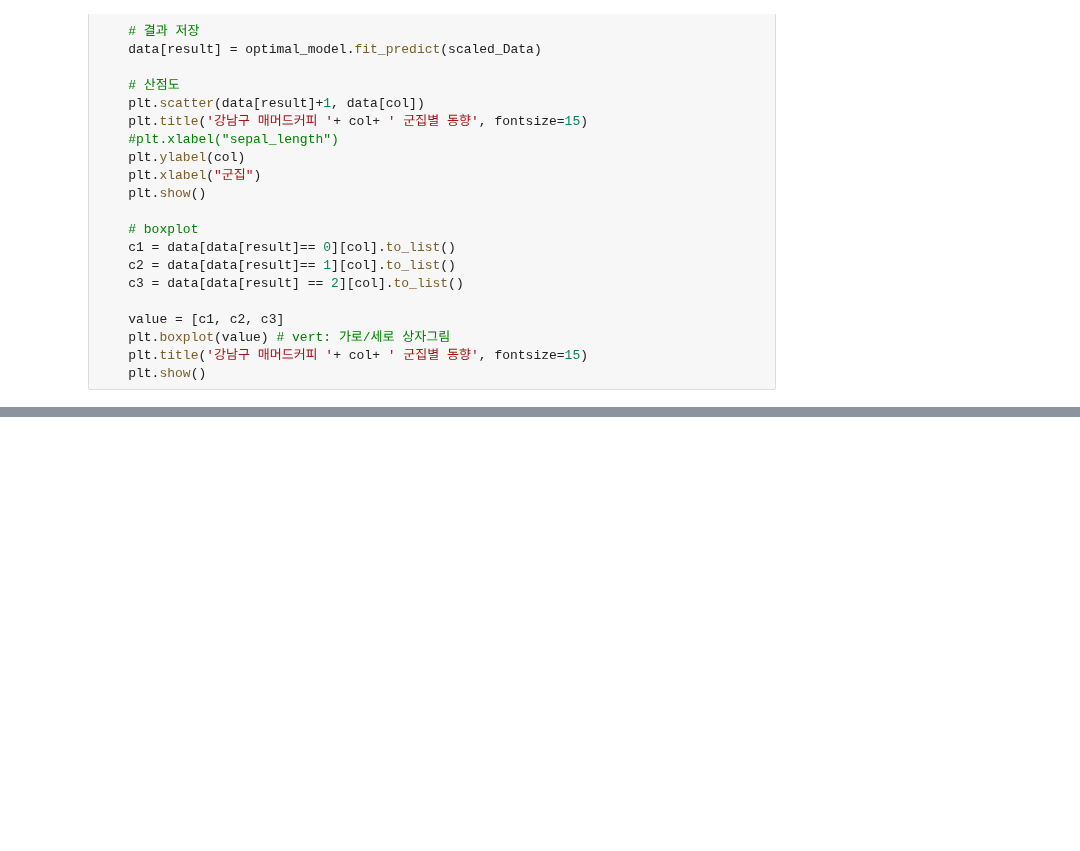
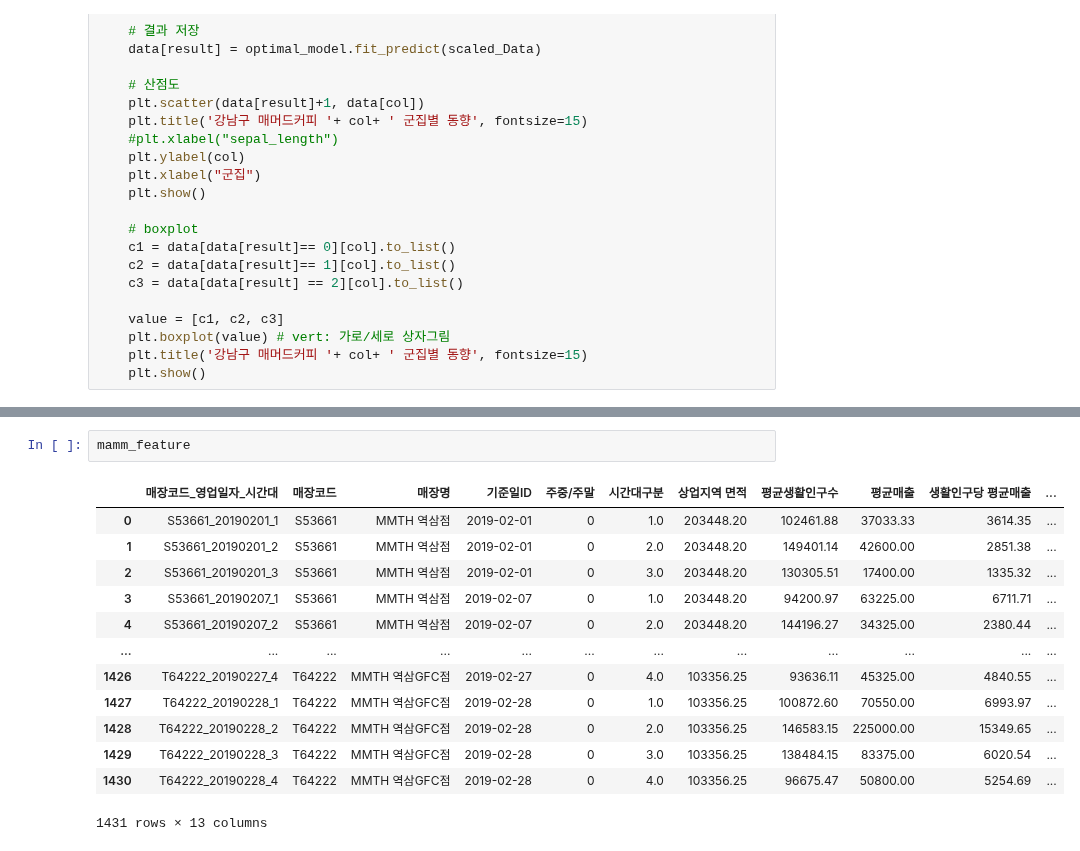
Before and after one commit to POSdata-Sales-Prediction/Store-operation-consulting, a Jupyter notebook: Modeling/Sub2/clustering.ipynb, the cells around one changed output, grey strips where cells are left out. Drawn from its saved outputs; the diff is of its cells as text; blank space fills up the shorter version.

```diff
--- a/Modeling/Sub2/clustering.ipynb
+++ b/Modeling/Sub2/clustering.ipynb
@@ -96,0 +93,16 @@ mamm_sales
+# %%
+mamm_feature
+# %% [output]
+|  | 매장코드_영업일자_시간대 | 매장코드 | 매장명 | 기준일ID | 주중/주말 | 시간대구분 | 상업지역 면적 | 평균생활인구수 | 평균매출 | 생활인구당 평균매출 | ... |
+| 0 | S53661_20190201_1 | S53661 | MMTH 역삼점 | 2019-02-01 | 0 | 1.0 | 203448.20 | 102461.88 | 37033.33 | 3614.35 | ... |
+| 1 | S53661_20190201_2 | S53661 | MMTH 역삼점 | 2019-02-01 | 0 | 2.0 | 203448.20 | 149401.14 | 42600.00 | 2851.38 | ... |
+| 2 | S53661_20190201_3 | S53661 | MMTH 역삼점 | 2019-02-01 | 0 | 3.0 | 203448.20 | 130305.51 | 17400.00 | 1335.32 | ... |
+| 3 | S53661_20190207_1 | S53661 | MMTH 역삼점 | 2019-02-07 | 0 | 1.0 | 203448.20 | 94200.97 | 63225.00 | 6711.71 | ... |
+| 4 | S53661_20190207_2 | S53661 | MMTH 역삼점 | 2019-02-07 | 0 | 2.0 | 203448.20 | 144196.27 | 34325.00 | 2380.44 | ... |
+| ... | ... | ... | ... | ... | ... | ... | ... | ... | ... | ... | ... |
+| 1426 | T64222_20190227_4 | T64222 | MMTH 역삼GFC점 | 2019-02-27 | 0 | 4.0 | 103356.25 | 93636.11 | 45325.00 | 4840.55 | ... |
+| 1427 | T64222_20190228_1 | T64222 | MMTH 역삼GFC점 | 2019-02-28 | 0 | 1.0 | 103356.25 | 100872.60 | 70550.00 | 6993.97 | ... |
+| 1428 | T64222_20190228_2 | T64222 | MMTH 역삼GFC점 | 2019-02-28 | 0 | 2.0 | 103356.25 | 146583.15 | 225000.00 | 15349.65 | ... |
+| 1429 | T64222_20190228_3 | T64222 | MMTH 역삼GFC점 | 2019-02-28 | 0 | 3.0 | 103356.25 | 138484.15 | 83375.00 | 6020.54 | ... |
+| 1430 | T64222_20190228_4 | T64222 | MMTH 역삼GFC점 | 2019-02-28 | 0 | 4.0 | 103356.25 | 96675.47 | 50800.00 | 5254.69 | ... |
+1431 rows × 13 columns
```
Also changed, not shown: parts of 8 cells of this notebook, 2 other files.
